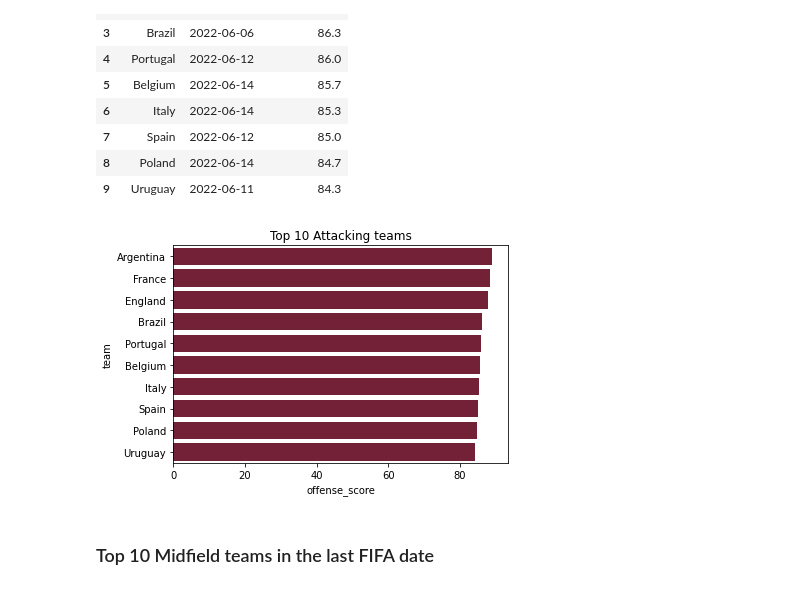
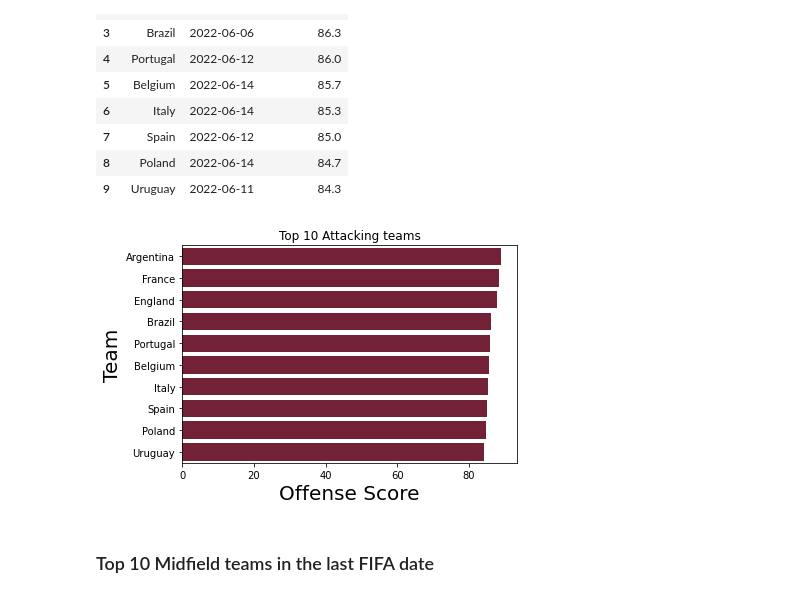
Before and after one commit to davidcamilo0710/QATAR_2022_Prediction, a Jupyter notebook: QATAR22_EDA+Data_Preparation.ipynb, the cells around one changed output. Drawn from its saved outputs; the diff is of its cells as text; code cells hidden in the pictures.

```diff
--- a/QATAR22_EDA+Data_Preparation.ipynb
+++ b/QATAR22_EDA+Data_Preparation.ipynb
@@ -147,9 +147,11 @@ fifa_offense_top10
 | 9 | Uruguay | 2022-06-11 | 84.3 |
 # %%
 sns.barplot(data=fifa_offense_top10, x='offense_score', y='team', color="#7F1431")
+plt.xlabel('Offense Score', size = 20)
+plt.ylabel('Team', size = 20)
 plt.title("Top 10 Attacking teams");
 # %% [output]
-[figure, old version]
+[figure, new version]
 # %% [markdown]
 ### Top 10 Midfield teams in the last FIFA date
 # %%
```
Also changed, not shown: parts of 5 cells of this notebook.
